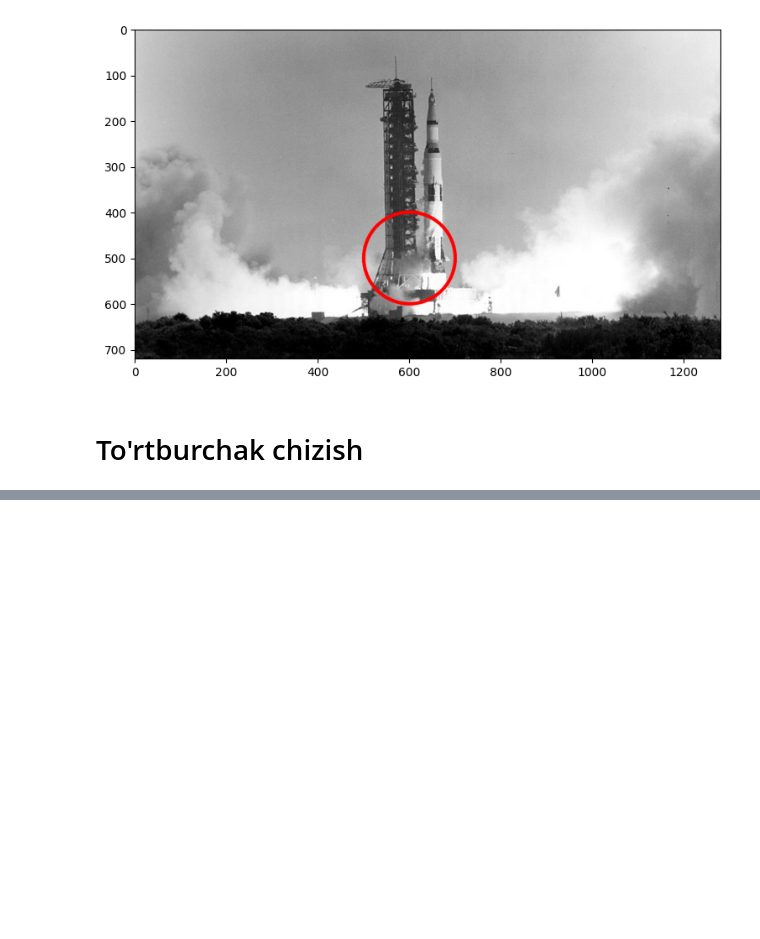
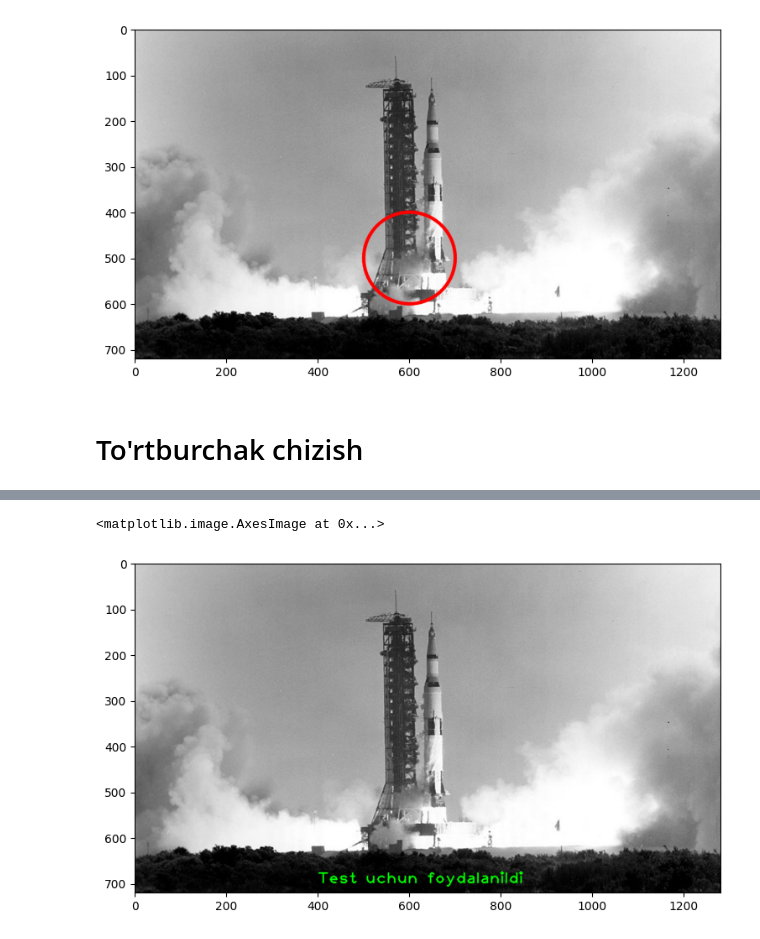
Before and after one commit to iMan0405/Portfolio_DT_vs_AI, a Jupyter notebook: Annotating_Images_for_Study.ipynb, the cells around one changed output, grey strips where cells are left out. Cells and saved outputs as stored; diff of their text form; code cells hidden in the pictures; blank space fills up the shorter version.

```diff
--- a/Annotating_Images_for_Study.ipynb
+++ b/Annotating_Images_for_Study.ipynb
@@ -75,0 +85,14 @@ plt.imshow(imageCircle[:, :, ::-1])
+# %%
+imageText = image.copy()
+text = "Test uchun foydalanildi"
+fontScale = 2.3
+fontFace = cv2.FONT_HERSHEY_PLAIN
+fontColor = (0, 255, 0)
+fontThickness = 2
+
+cv2.putText(imageText, text, (400, 700), fontFace, fontScale, fontColor, fontThickness, cv2.LINE_AA);
+
+plt.imshow(imageText[:, :, ::-1])
+# %% [output]
+<matplotlib.image.AxesImage at 0x...>
+[figure, added]
```
Also changed, not shown: parts of 1 cell of this notebook.
